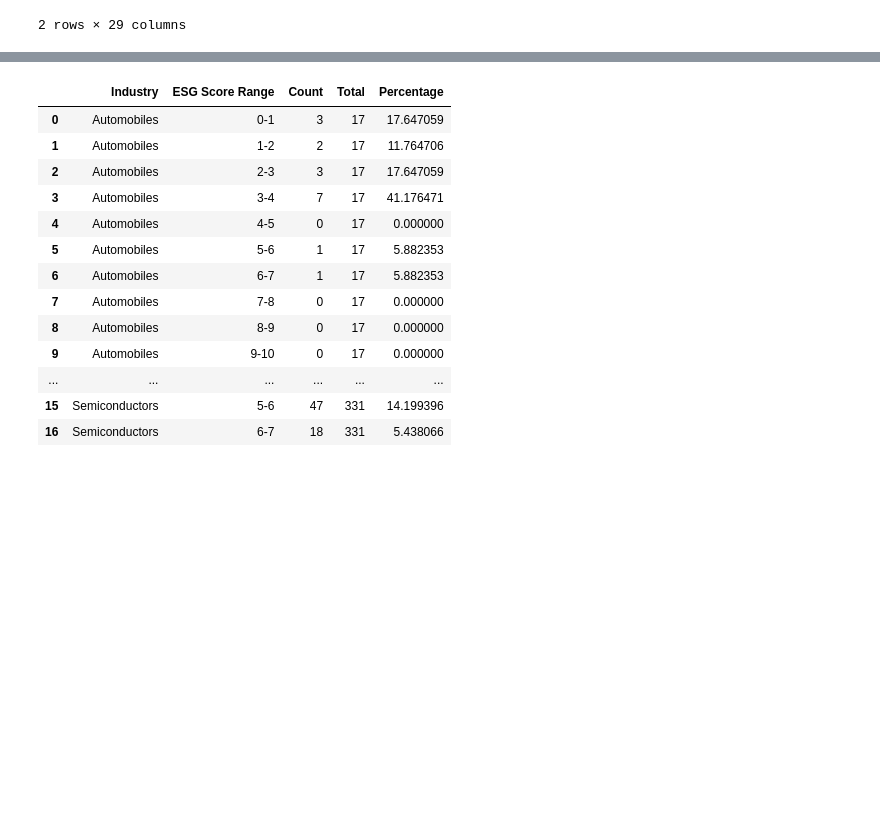
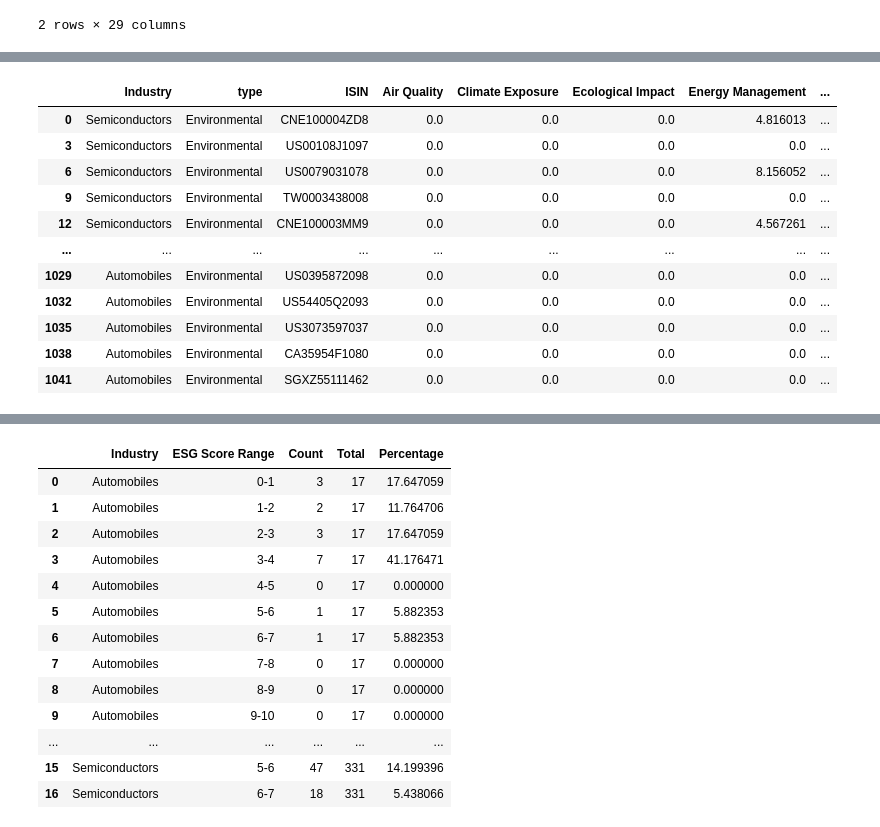
Before and after one commit to VeroOli/ESG-Intelligence-Final_Project-Ironhack, a Jupyter notebook: notebooks/Materiality.ipynb, the cells around one changed output, grey strips where cells are left out. Cells and saved outputs as stored; diff of their text form; code cells hidden in the pictures; blank space fills up the shorter version.

```diff
--- a/notebooks/Materiality.ipynb
+++ b/notebooks/Materiality.ipynb
@@ -179,6 +130,5 @@ results
 # %%
-results['ENVIRONMENTAL SCORE'] = results['ENVIRONMENTAL SCORE'].fillna(0)
-results['SOCIAL SCORE'] = results['SOCIAL SCORE'].fillna(0)
-results['GOVERNANCE SCORE'] = results['GOVERNANCE SCORE'].fillna(0)
-results['ESG SCORE'] = results['ESG SCORE'].fillna(0)
-results
+resultsv['ENVIRONMENTAL SCORE'] = resultsv['ENVIRONMENTAL SCORE'].fillna(0)
+resultsv['SOCIAL SCORE'] = resultsv['SOCIAL SCORE'].fillna(0)
+resultsv['GOVERNANCE SCORE'] = resultsv['GOVERNANCE SCORE'].fillna(0)
+resultsv['ESG SCORE'] = resultsv['ESG SCORE'].fillna(0)
@@ -216,11 +135,11 @@ results[results['ESG SCORE']==0]
 # %%
-for column in results.columns:
+for column in resultsv.columns:
     try:
-        results[column] = pd.to_numeric(results[column], errors='raise')
+        resultsv[column] = pd.to_numeric(resultsv[column], errors='raise')
     except ValueError:
         pass
 
-results.head()
+resultsv.head()
 # %% [output]
 |  | Industry | type | ISIN | Air Quality | Climate Exposure | Ecological Impact | Energy Management | ... |
 | 0 | Semiconductors | Environmental | CNE100004ZD8 | 0.0 | 0.0 | 0.0 | 1.444804 | ... |
@@ -318,0 +178,71 @@ mean_results
+# %%
+columns_E= ['Access & Affordability',
+ 'Community Rights & Relations',
+ 'Customer Welfare',
+ 'Data Security & Customer Privacy',
+ 'Ethics & Compliance',
+ 'Labor & Employment Practices',
+ 'Marketing & Labeling',
+ 'Occupational Health & Safety Management',
+ 'Operational Risk Management',
+ 'Product Quality Management',
+ 'Social Supply Chain Management',
+ 'Board Composition',
+ 'Executive Compensation',
+ 'Shareholder Rights',
+ 'Audit']
+columns_S= ['Air Quality',
+ 'Climate Exposure',
+ 'Ecological Impact',
+ 'Energy Management',
+ 'Environmental Supply Chain Management',
+ 'GHG Emissions Management',
+ 'Sustainable Finance',
+ 'Sustainable Product',
+ 'Waste Management',
+ 'Water Management', 'Board Composition',
+ 'Executive Compensation',
+ 'Shareholder Rights',
+ 'Audit']
+columns_G= [
+ 'Air Quality',
+ 'Climate Exposure',
+ 'Ecological Impact',
+ 'Energy Management',
+ 'Environmental Supply Chain Management',
+ 'GHG Emissions Management',
+ 'Sustainable Finance',
+ 'Sustainable Product',
+ 'Waste Management',
+ 'Water Management',
+ 'Access & Affordability',
+ 'Community Rights & Relations',
+ 'Customer Welfare',
+ 'Data Security & Customer Privacy',
+ 'Ethics & Compliance',
+ 'Labor & Employment Practices',
+ 'Marketing & Labeling',
+ 'Occupational Health & Safety Management',
+ 'Operational Risk Management',
+ 'Product Quality Management',
+ 'Social Supply Chain Management'
+]
+
+
+Enviromental=Enviromental.drop(columns=columns_E)
+Social=Social.drop(columns=columns_S)
+Governance=Governance.drop(columns=columns_G)
+Enviromental
+# %% [output]
+|  | Industry | type | ISIN | Air Quality | Climate Exposure | Ecological Impact | Energy Management | ... |
+| 0 | Semiconductors | Environmental | CNE100004ZD8 | 0.0 | 0.0 | 0.0 | 4.816013 | ... |
+| 3 | Semiconductors | Environmental | US00108J1097 | 0.0 | 0.0 | 0.0 | 0.0 | ... |
+| 6 | Semiconductors | Environmental | US0079031078 | 0.0 | 0.0 | 0.0 | 8.156052 | ... |
+| 9 | Semiconductors | Environmental | TW0003438008 | 0.0 | 0.0 | 0.0 | 0.0 | ... |
+| 12 | Semiconductors | Environmental | CNE100003MM9 | 0.0 | 0.0 | 0.0 | 4.567261 | ... |
+| ... | ... | ... | ... | ... | ... | ... | ... | ... |
+| 1029 | Automobiles | Environmental | US0395872098 | 0.0 | 0.0 | 0.0 | 0.0 | ... |
+| 1032 | Automobiles | Environmental | US54405Q2093 | 0.0 | 0.0 | 0.0 | 0.0 | ... |
+| 1035 | Automobiles | Environmental | US3073597037 | 0.0 | 0.0 | 0.0 | 0.0 | ... |
+| 1038 | Automobiles | Environmental | CA35954F1080 | 0.0 | 0.0 | 0.0 | 0.0 | ... |
+| 1041 | Automobiles | Environmental | SGXZ55111462 | 0.0 | 0.0 | 0.0 | 0.0 | ... |
```
Also changed, not shown: parts of 36 cells of this notebook, 18 other files.
